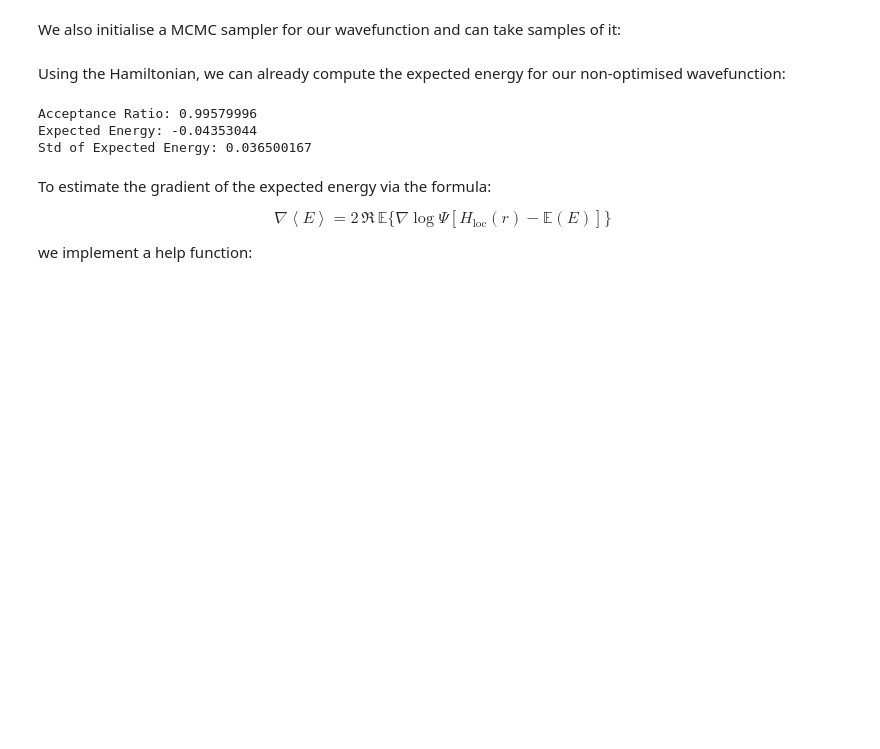
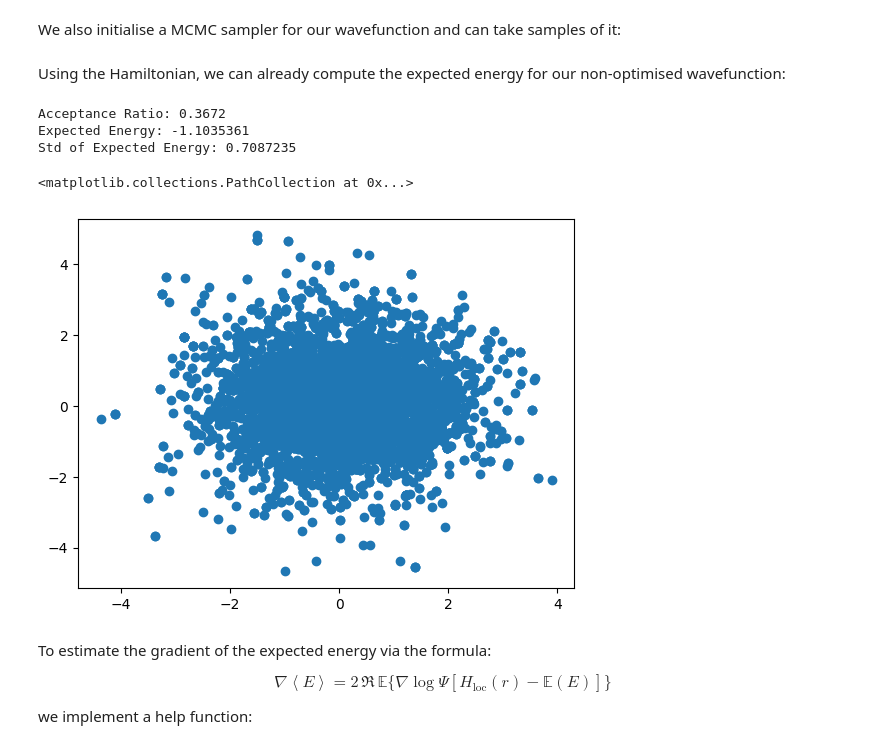
Before and after one commit to evanwonisch/NeuralQuantumStates, a Jupyter notebook: run/hydrogen.ipynb, the cells around one changed output. Drawn from its saved outputs; the diff is of its cells as text; code cells hidden in the pictures; blank space fills up the shorter version.

```diff
--- a/run/hydrogen.ipynb
+++ b/run/hydrogen.ipynb
@@ -59,21 +57,31 @@ using $\lambda = e^a$, $a$ being the variational parameter. The ground state is
+# %%
+class NN(nn.Module):
+    @nn.compact
+    def __call__(self, x):
+        x = nn.Dense(128)(x)
+        x = nn.relu(x)
+        x = nn.Dense(1)(x)
+        x = nn.sigmoid(x)
+        return jnp.squeeze(x)
 # %%
 class Orbital(module.wavefunctions.Wavefunction):
     def __init__(self):
         super().__init__((3,))
+        self.net = NN()
 
     def init_parameters(self, key):
-        return {"a": jax.random.normal(key)-3}
+        return self.net.init(key, jnp.empty(3))
 
     def calc_logpsi(self, parameters, x):
-        logpsi = -jnp.sqrt(jnp.sum(x**2, axis = -1)) * jnp.exp(parameters["a"])
-        return logpsi
+        r = jnp.sqrt(jnp.sum(x**2, axis = -1))
+        return self.net.apply(parameters, x) - r
 # %%
 wavefun = Orbital()
 parameters = wavefun.init_parameters(key)
 # %% [markdown]
 We also initialise a MCMC sampler for our wavefunction and can take samples of it:
 # %%
-sampler = module.samplers.MCMC(wavefun, variance = 0.4)
+sampler = module.samplers.MCMC(wavefun, variance = 1)
 # %% [markdown]
 Using the Hamiltonian, we can already compute the expected energy for our non-optimised wavefunction:
 # %%
@@ -84,9 +92,14 @@ print("Acceptance Ratio:", ratio)
 print("Expected Energy:", jnp.mean(H_loc))
 print("Std of Expected Energy:", jnp.std(H_loc))
 # %% [output]
-Acceptance Ratio: 0.99579996
-Expected Energy: -0.04353044
-Std of Expected Energy: 0.036500167
+Acceptance Ratio: 0.3672
+Expected Energy: -1.1035361
+Std of Expected Energy: 0.7087235
+# %%
+plt.scatter(samples[:,0], samples[:, 1])
+# %% [output]
+<matplotlib.collections.PathCollection at 0x...>
+[figure, added]
 # %% [markdown]
 To estimate the gradient of the expected energy via the formula:
 
```
Also changed, not shown: parts of 11 cells of this notebook, 1 other file.
